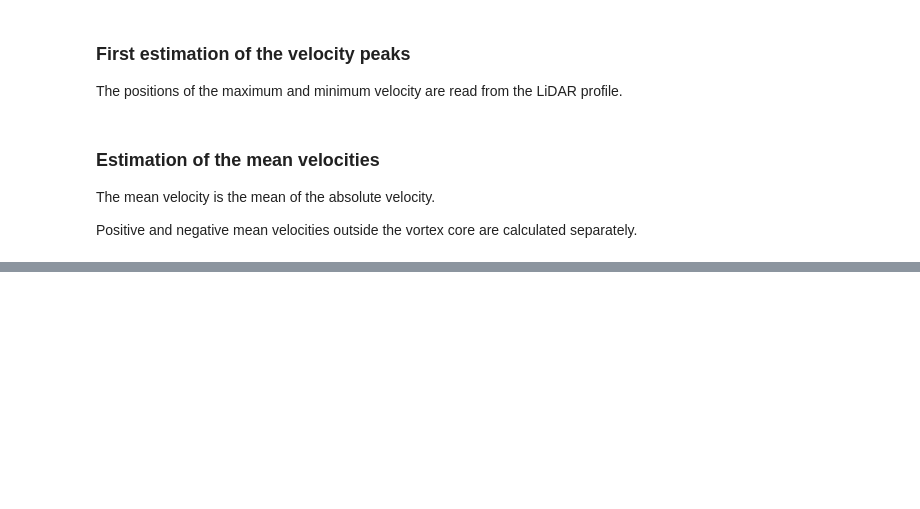
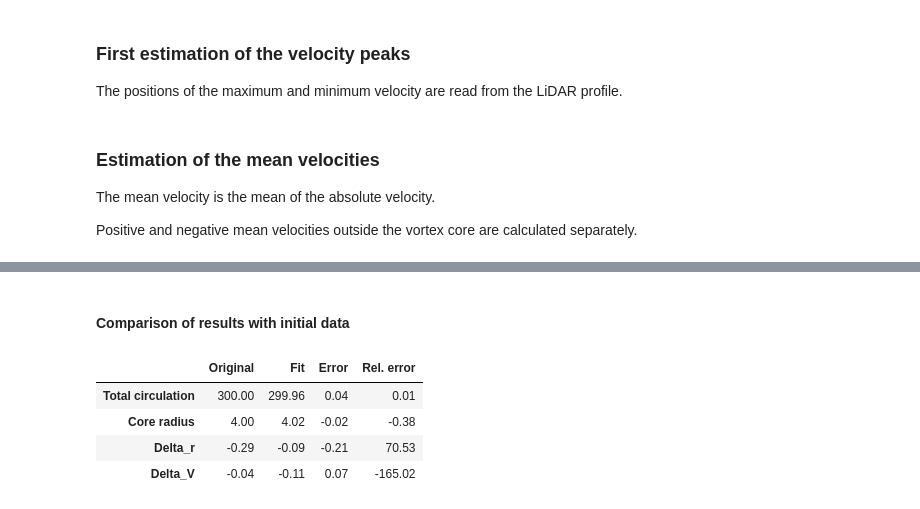
Before and after one commit to YanRob/Wake-Vortex, a Jupyter notebook: Vortex_Profile.ipynb, the cells around one changed output, grey strips where cells are left out. Cells and saved outputs as stored; diff of their text form; code cells hidden in the pictures; blank space fills up the shorter version.

```diff
--- a/Vortex_Profile.ipynb
+++ b/Vortex_Profile.ipynb
@@ -354,0 +381,22 @@ plt.show()
+# %%
+fitted_values, pcov = curve_fit(modified_burnham_hallock,
+                                distance_for_fitting,
+                                velocity_for_fitting,
+                                p0 = [100,1,0,0])
+# %% [markdown]
+#### Comparison of results with initial data
+# %%
+original_values = [total_circulation, core_radius, Delta_r, Delta_V]
+
+comparison_table = pd.DataFrame({'Original': original_values, 'Fit': fitted_values,
+                                 'Error': original_values - fitted_values,
+                                 'Rel. error': 100 * (original_values - fitted_values) / original_values},
+                                index=['Total circulation', 'Core radius', 'Delta_r', 'Delta_V'])
+# %%
+comparison_table.round(2)
+# %% [output]
+|  | Original | Fit | Error | Rel. error |
+| Total circulation | 300.00 | 299.96 | 0.04 | 0.01 |
+| Core radius | 4.00 | 4.02 | -0.02 | -0.38 |
+| Delta_r | -0.29 | -0.09 | -0.21 | 70.53 |
+| Delta_V | -0.04 | -0.11 | 0.07 | -165.02 |
```
Also changed, not shown: parts of 16 cells of this notebook, 4 other files.
